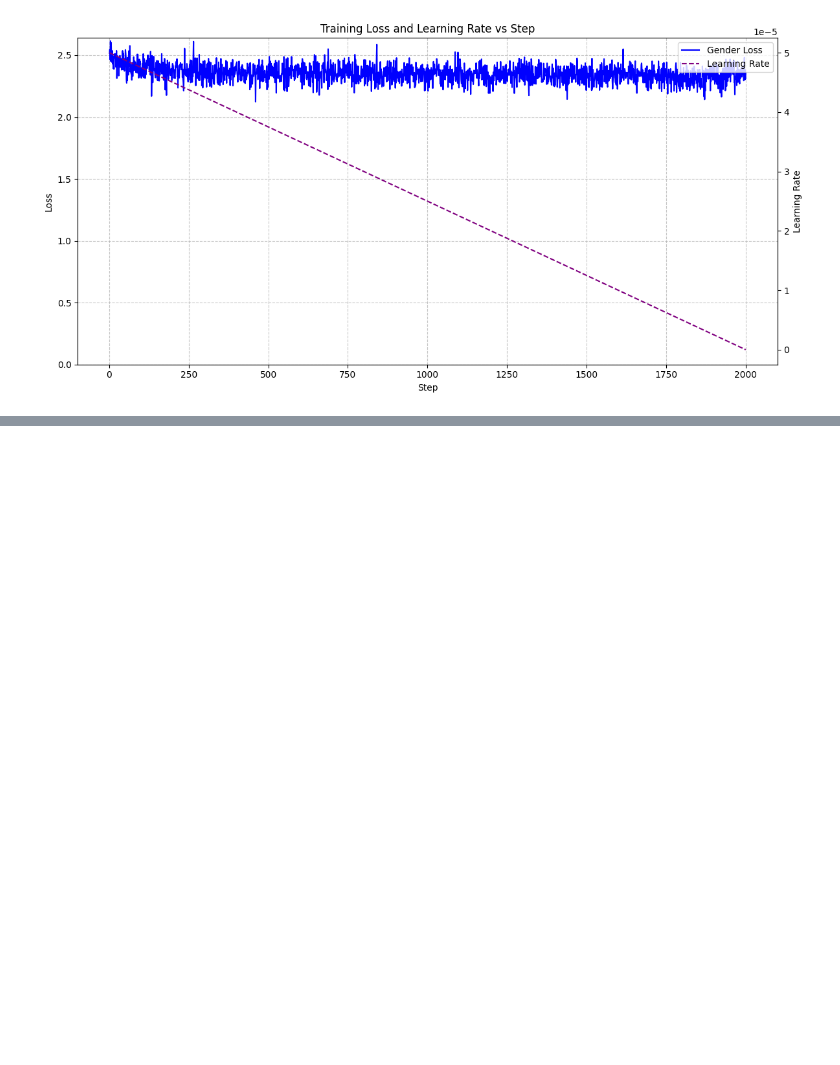
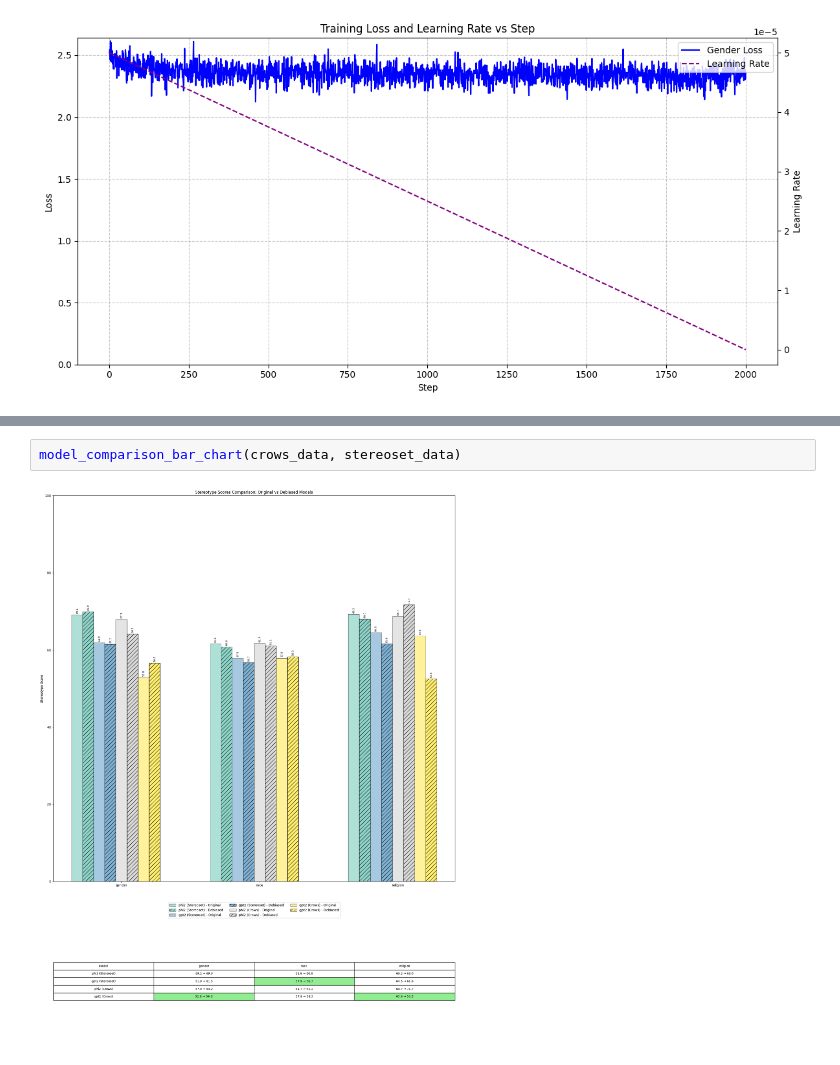
Before and after one commit to ao9000/bias-bench, a Jupyter notebook: visualization/run_dropout_visualization.ipynb, the cells around one changed output, grey strips where cells are left out. Saved outputs shown, nothing was run; the diff lists cells and outputs as text; blank space fills up the shorter version.

```diff
--- a/visualization/run_dropout_visualization.ipynb
+++ b/visualization/run_dropout_visualization.ipynb
@@ -589,0 +827,4 @@ fig.savefig('media/dropout/phi2_dropout_loss_step.png')
+# %%
+model_comparison_bar_chart(crows_data, stereoset_data)
+# %% [output]
+[figure, added]
```
Also changed, not shown: parts of 12 cells of this notebook, 14 other files.
